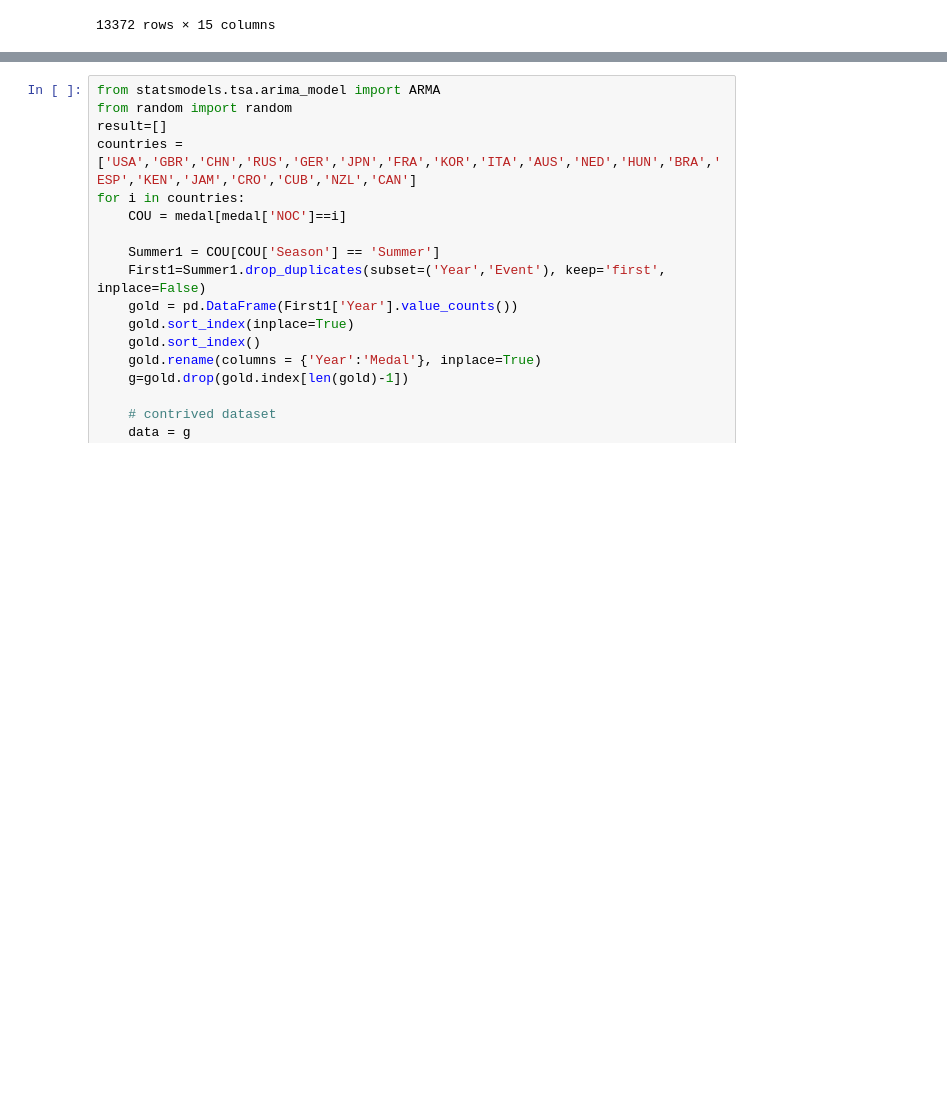
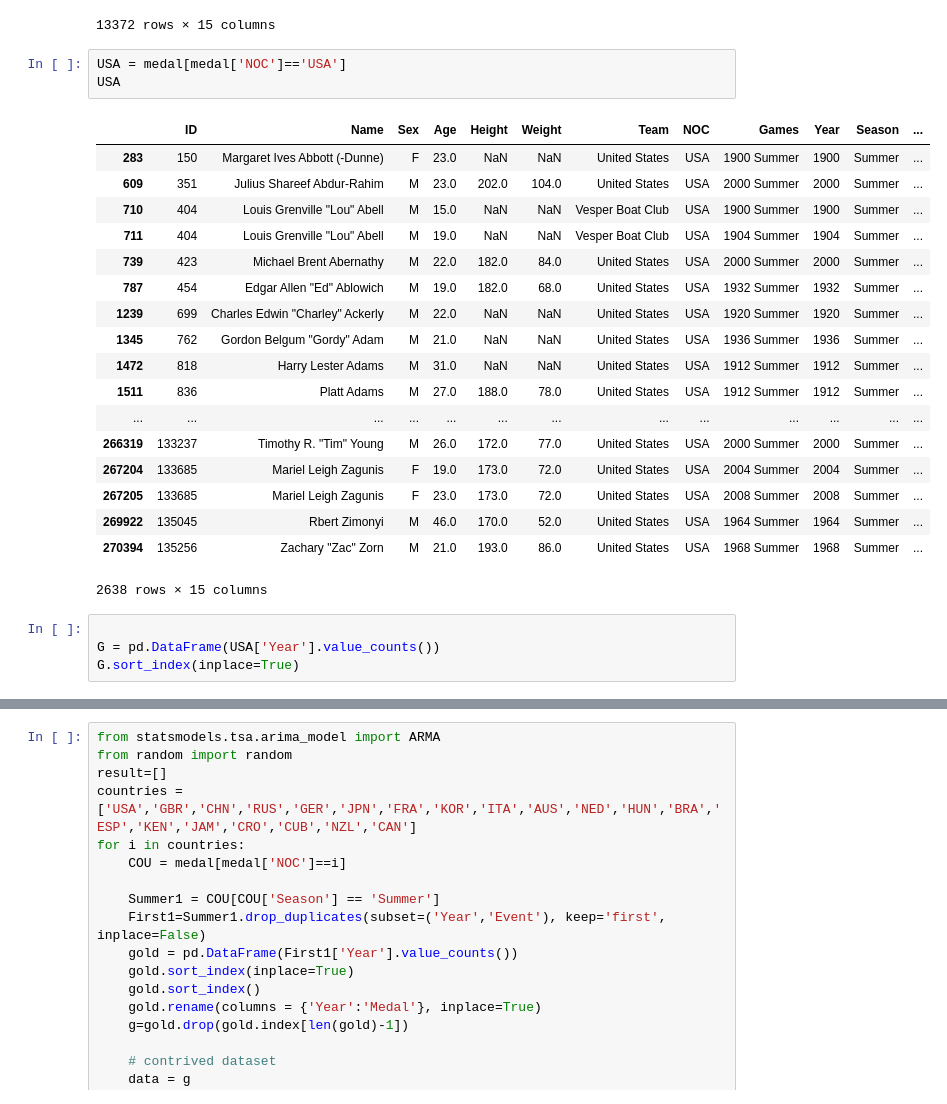
Before and after one commit to baiyuelang/olympic, a Jupyter notebook: final_project.ipynb, the cells around one changed output, grey strips where cells are left out. Saved outputs shown, nothing was run; the diff lists cells and outputs as text; blank space fills up the shorter version.

```diff
--- a/final_project.ipynb
+++ b/final_project.ipynb
@@ -385,3 +321,29 @@ medal
 | 271049 | 135545 | Henk Jan Zwolle | M | 31.0 | 197.0 | 93.0 | Netherlands | NED | 1996 Summer | 1996 | Summer | ... |
 | 271076 | 135553 | Galina Ivanovna Zybina (-Fyodorova) | F | 21.0 | 168.0 | 80.0 | Soviet Union | URS | 1952 Summer | 1952 | Summer | ... |
 13372 rows × 15 columns
+# %%
+USA = medal[medal['NOC']=='USA']
+USA
+# %% [output]
+|  | ID | Name | Sex | Age | Height | Weight | Team | NOC | Games | Year | Season | ... |
+| 283 | 150 | Margaret Ives Abbott (-Dunne) | F | 23.0 | NaN | NaN | United States | USA | 1900 Summer | 1900 | Summer | ... |
+| 609 | 351 | Julius Shareef Abdur-Rahim | M | 23.0 | 202.0 | 104.0 | United States | USA | 2000 Summer | 2000 | Summer | ... |
+| 710 | 404 | Louis Grenville "Lou" Abell | M | 15.0 | NaN | NaN | Vesper Boat Club | USA | 1900 Summer | 1900 | Summer | ... |
+| 711 | 404 | Louis Grenville "Lou" Abell | M | 19.0 | NaN | NaN | Vesper Boat Club | USA | 1904 Summer | 1904 | Summer | ... |
+| 739 | 423 | Michael Brent Abernathy | M | 22.0 | 182.0 | 84.0 | United States | USA | 2000 Summer | 2000 | Summer | ... |
+| 787 | 454 | Edgar Allen "Ed" Ablowich | M | 19.0 | 182.0 | 68.0 | United States | USA | 1932 Summer | 1932 | Summer | ... |
+| 1239 | 699 | Charles Edwin "Charley" Ackerly | M | 22.0 | NaN | NaN | United States | USA | 1920 Summer | 1920 | Summer | ... |
+| 1345 | 762 | Gordon Belgum "Gordy" Adam | M | 21.0 | NaN | NaN | United States | USA | 1936 Summer | 1936 | Summer | ... |
+| 1472 | 818 | Harry Lester Adams | M | 31.0 | NaN | NaN | United States | USA | 1912 Summer | 1912 | Summer | ... |
+| 1511 | 836 | Platt Adams | M | 27.0 | 188.0 | 78.0 | United States | USA | 1912 Summer | 1912 | Summer | ... |
+| ... | ... | ... | ... | ... | ... | ... | ... | ... | ... | ... | ... | ... |
+| 266319 | 133237 | Timothy R. "Tim" Young | M | 26.0 | 172.0 | 77.0 | United States | USA | 2000 Summer | 2000 | Summer | ... |
+| 267204 | 133685 | Mariel Leigh Zagunis | F | 19.0 | 173.0 | 72.0 | United States | USA | 2004 Summer | 2004 | Summer | ... |
+| 267205 | 133685 | Mariel Leigh Zagunis | F | 23.0 | 173.0 | 72.0 | United States | USA | 2008 Summer | 2008 | Summer | ... |
+| 269922 | 135045 | Rbert Zimonyi | M | 46.0 | 170.0 | 52.0 | United States | USA | 1964 Summer | 1964 | Summer | ... |
+| 270394 | 135256 | Zachary "Zac" Zorn | M | 21.0 | 193.0 | 86.0 | United States | USA | 1968 Summer | 1968 | Summer | ... |
+2638 rows × 15 columns
+# %%
+
+G = pd.DataFrame(USA['Year'].value_counts())
+G.sort_index(inplace=True)
```
Also changed, not shown: parts of 7 cells of this notebook.
